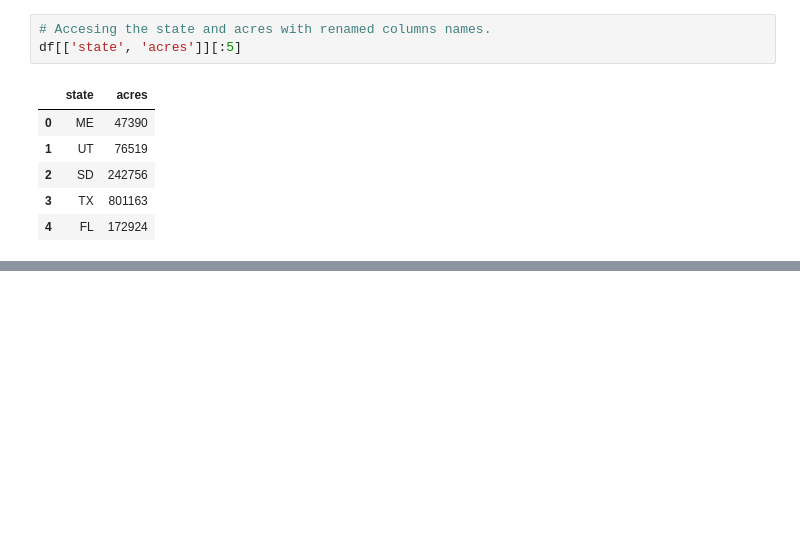
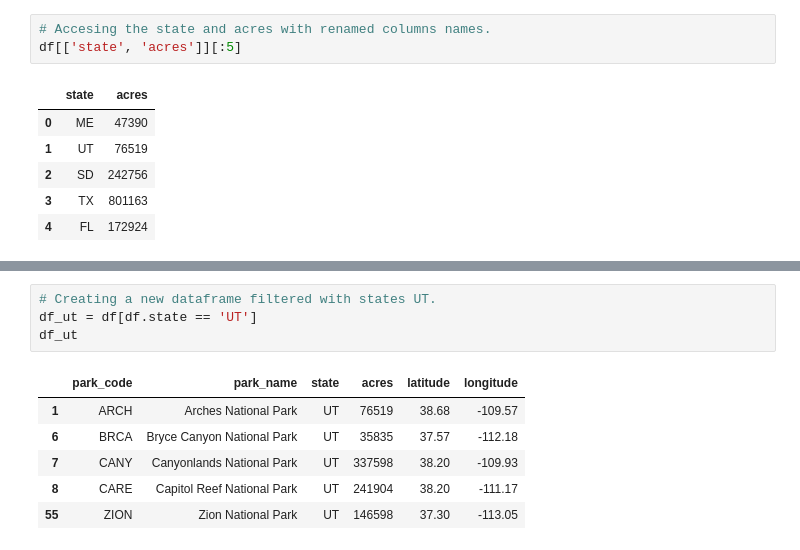
Before and after one commit to vihar/data-science-notebooks, a Jupyter notebook: Pandas-Basics.ipynb, the cells around one changed output, grey strips where cells are left out. Saved outputs shown, nothing was run; the diff lists cells and outputs as text; blank space fills up the shorter version.

```diff
--- a/Pandas-Basics.ipynb
+++ b/Pandas-Basics.ipynb
@@ -252,0 +264,11 @@ df[['state', 'acres']][:5]
+# %%
+# Creating a new dataframe filtered with states UT.
+df_ut = df[df.state == 'UT']
+df_ut
+# %% [output]
+|  | park_code | park_name | state | acres | latitude | longitude |
+| 1 | ARCH | Arches National Park | UT | 76519 | 38.68 | -109.57 |
+| 6 | BRCA | Bryce Canyon National Park | UT | 35835 | 37.57 | -112.18 |
+| 7 | CANY | Canyonlands National Park | UT | 337598 | 38.20 | -109.93 |
+| 8 | CARE | Capitol Reef National Park | UT | 241904 | 38.20 | -111.17 |
+| 55 | ZION | Zion National Park | UT | 146598 | 37.30 | -113.05 |
```
Also changed, not shown: parts of 4 cells of this notebook.
